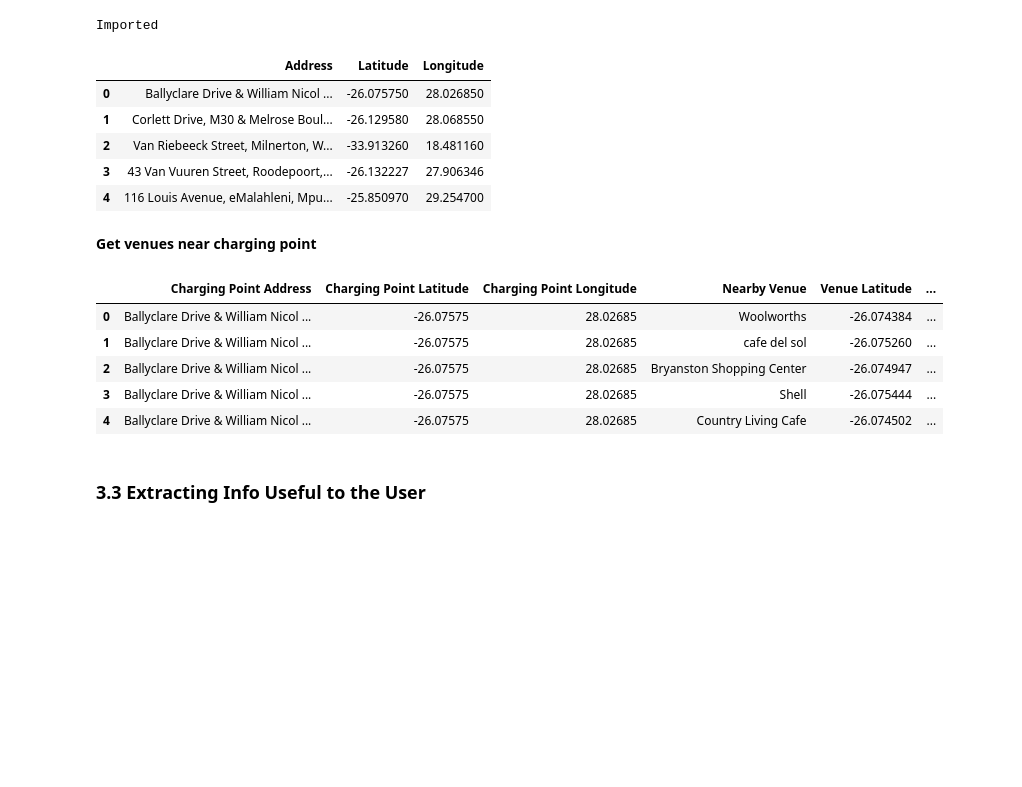
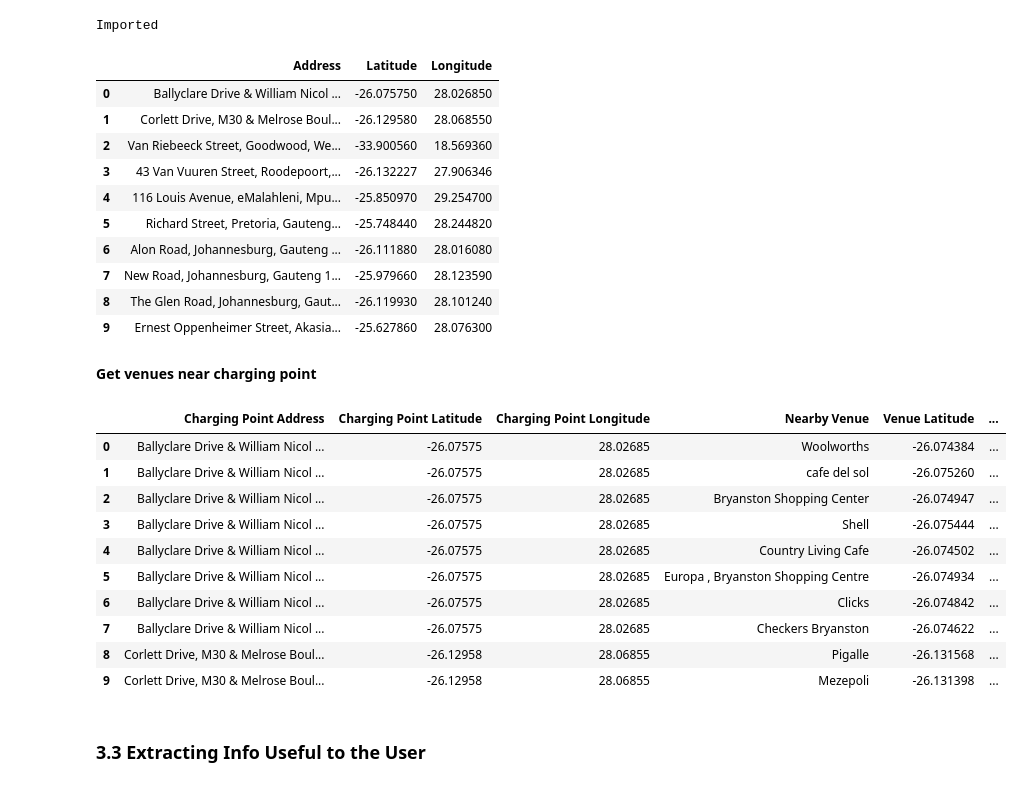
Before and after one commit to VuyoD/Cousera_Capstone, a Jupyter notebook: Capstone Project.ipynb, the cells around one changed output. Cells and saved outputs as stored; diff of their text form; code cells hidden in the pictures; blank space fills up the shorter version.

```diff
--- a/Capstone Project.ipynb
+++ b/Capstone Project.ipynb
@@ -203,19 +205,24 @@ for z in range(0, (charge_station_address.shape[0])):
     #add the coordinates and full address description to the dataframe
     charge_station = charge_station.append(({"Address":location, "Latitude":location_lat, "Longitude":location_lng}), ignore_index = True)
 # %%
-charge_station.head()
+charge_station.head(10)
 # %% [output]
 |  | Address | Latitude | Longitude |
 | 0 | Ballyclare Drive & William Nicol ... | -26.075750 | 28.026850 |
 | 1 | Corlett Drive, M30 & Melrose Boul... | -26.129580 | 28.068550 |
-| 2 | Van Riebeeck Street, Milnerton, W... | -33.913260 | 18.481160 |
+| 2 | Van Riebeeck Street, Goodwood, We... | -33.900560 | 18.569360 |
 | 3 | 43 Van Vuuren Street, Roodepoort,... | -26.132227 | 27.906346 |
 | 4 | 116 Louis Avenue, eMalahleni, Mpu... | -25.850970 | 29.254700 |
+| 5 | Richard Street, Pretoria, Gauteng... | -25.748440 | 28.244820 |
+| 6 | Alon Road, Johannesburg, Gauteng ... | -26.111880 | 28.016080 |
+| 7 | New Road, Johannesburg, Gauteng 1... | -25.979660 | 28.123590 |
+| 8 | The Glen Road, Johannesburg, Gaut... | -26.119930 | 28.101240 |
+| 9 | Ernest Oppenheimer Street, Akasia... | -25.627860 | 28.076300 |
 # %% [markdown]
 **Get venues near charging point**
 # %%
 #use the function from the lab to get the venues near each charging point (200 m)
-def getNearbyVenues(names, latitudes, longitudes, radius=200):
+def getNearbyVenues(names, latitudes, longitudes, radius=250):
 
     venues_list=[]
     for name, lat, lng in zip(names, latitudes, longitudes):
@@ -266,14 +274,19 @@ charge_point_venues = getNearbyVenues(names=charge_station['Address'],
                                    longitudes=charge_station['Longitude']
                                   )
 # %%
-charge_point_venues.head()
+charge_point_venues.head(10)
 # %% [output]
 |  | Charging Point Address | Charging Point Latitude | Charging Point Longitude | Nearby Venue | Venue Latitude | ... |
 | 0 | Ballyclare Drive & William Nicol ... | -26.07575 | 28.02685 | Woolworths | -26.074384 | ... |
 | 1 | Ballyclare Drive & William Nicol ... | -26.07575 | 28.02685 | cafe del sol | -26.075260 | ... |
 | 2 | Ballyclare Drive & William Nicol ... | -26.07575 | 28.02685 | Bryanston Shopping Center | -26.074947 | ... |
 | 3 | Ballyclare Drive & William Nicol ... | -26.07575 | 28.02685 | Shell | -26.075444 | ... |
 | 4 | Ballyclare Drive & William Nicol ... | -26.07575 | 28.02685 | Country Living Cafe | -26.074502 | ... |
+| 5 | Ballyclare Drive & William Nicol ... | -26.07575 | 28.02685 | Europa , Bryanston Shopping Centre | -26.074934 | ... |
+| 6 | Ballyclare Drive & William Nicol ... | -26.07575 | 28.02685 | Clicks | -26.074842 | ... |
+| 7 | Ballyclare Drive & William Nicol ... | -26.07575 | 28.02685 | Checkers Bryanston | -26.074622 | ... |
+| 8 | Corlett Drive, M30 & Melrose Boul... | -26.12958 | 28.06855 | Pigalle | -26.131568 | ... |
+| 9 | Corlett Drive, M30 & Melrose Boul... | -26.12958 | 28.06855 | Mezepoli | -26.131398 | ... |
 # %% [markdown]
 ### 3.3 Extracting Info Useful to the User
 # %% [markdown]
```
Also changed, not shown: parts of 7 cells of this notebook.
